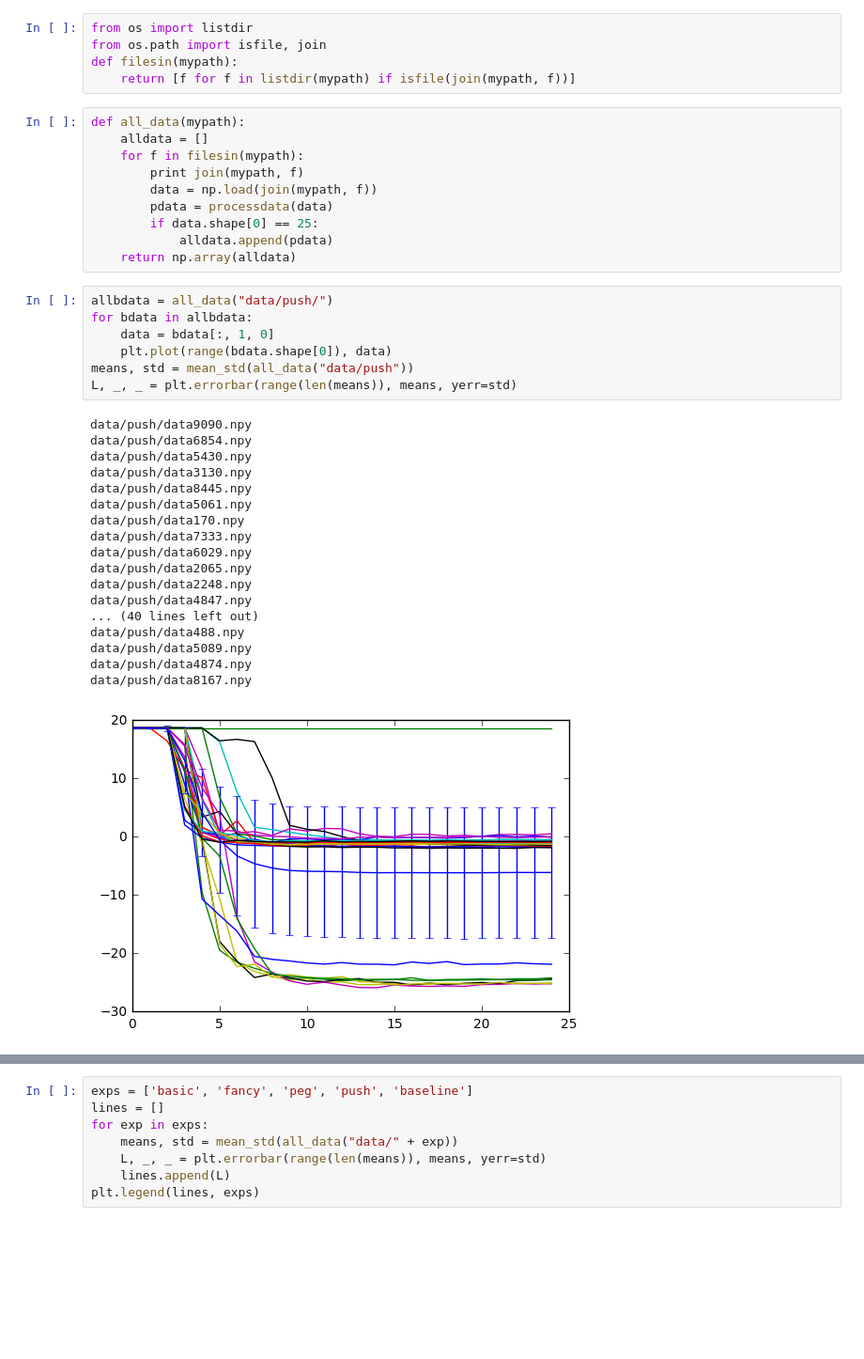
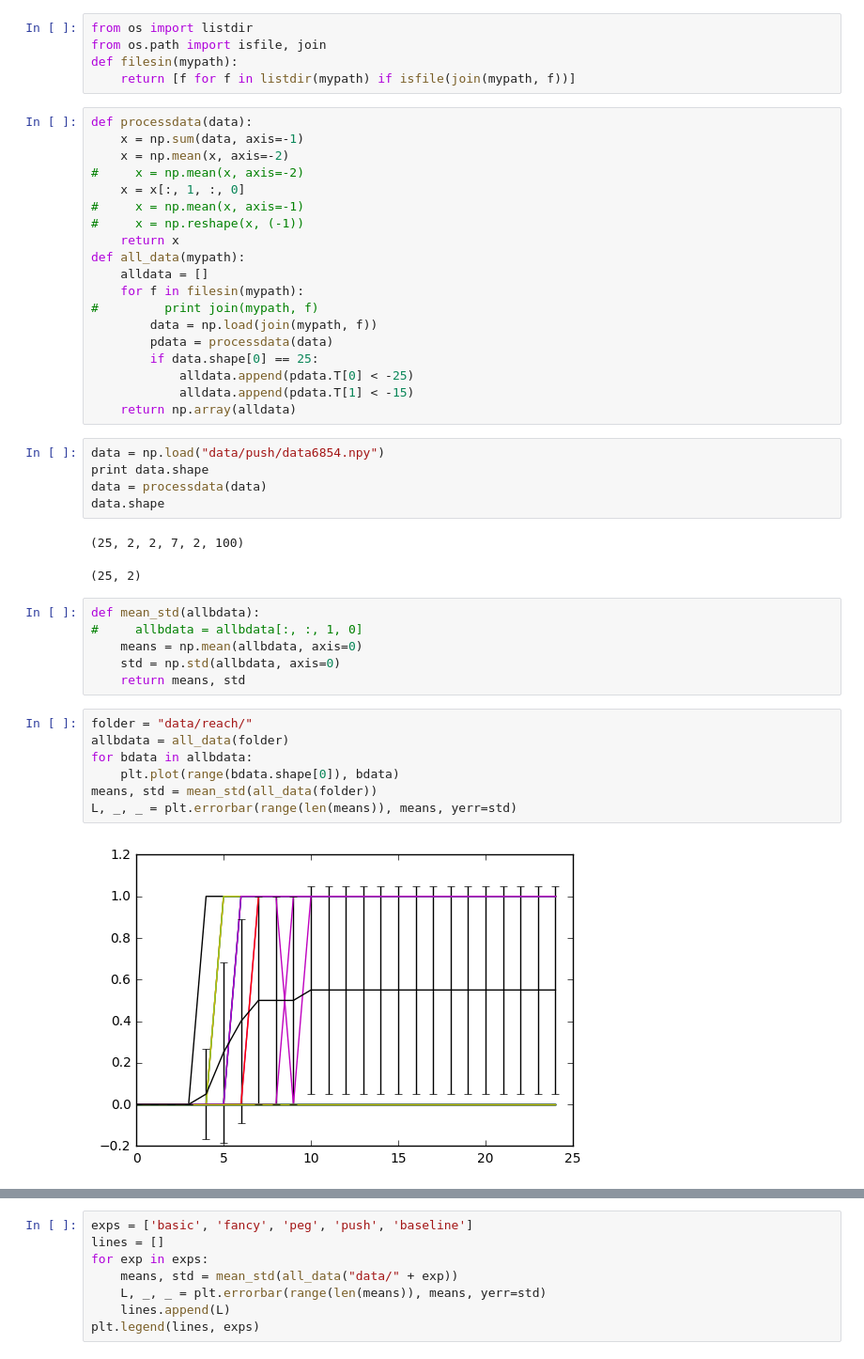
Before and after one commit to abhishekunique/gps, a Jupyter notebook: Untitled.ipynb, the cells around one changed output, grey strips where cells are left out. Shown: that part at 94% size. Cells and saved outputs as stored; diff of their text form; blank space fills up the shorter version.

Commit message:
more data

```diff
--- a/Untitled.ipynb
+++ b/Untitled.ipynb
@@ -56,38 +58,44 @@ from os.path import isfile, join
 def filesin(mypath):
     return [f for f in listdir(mypath) if isfile(join(mypath, f))]
 # %%
+def processdata(data):
+    x = np.sum(data, axis=-1)
+    x = np.mean(x, axis=-2)
+#     x = np.mean(x, axis=-2)
+    x = x[:, 1, :, 0]
+#     x = np.mean(x, axis=-1)
+#     x = np.reshape(x, (-1))
+    return x
 def all_data(mypath):
     alldata = []
     for f in filesin(mypath):
-        print join(mypath, f)
+#         print join(mypath, f)
         data = np.load(join(mypath, f))
         pdata = processdata(data)
         if data.shape[0] == 25:
-            alldata.append(pdata)
+            alldata.append(pdata.T[0] < -25)
+            alldata.append(pdata.T[1] < -15)
     return np.array(alldata)
+# %%
+data = np.load("data/push/data6854.npy")
+print data.shape
+data = processdata(data)
+data.shape
+# %% [output]
+(25, 2, 2, 7, 2, 100)
+(25, 2)
+# %%
+def mean_std(allbdata):
+#     allbdata = allbdata[:, :, 1, 0]
+    means = np.mean(allbdata, axis=0)
+    std = np.std(allbdata, axis=0)
+    return means, std
 # %%
-allbdata = all_data("data/push/")
+folder = "data/reach/"
+allbdata = all_data(folder)
 for bdata in allbdata:
-    data = bdata[:, 1, 0]
-    plt.plot(range(bdata.shape[0]), data)
-means, std = mean_std(all_data("data/push"))
+    plt.plot(range(bdata.shape[0]), bdata)
+means, std = mean_std(all_data(folder))
 L, _, _ = plt.errorbar(range(len(means)), means, yerr=std)
 # %% [output]
-data/push/data9090.npy
-data/push/data6854.npy
-data/push/data5430.npy
-data/push/data3130.npy
-data/push/data8445.npy
-data/push/data5061.npy
-data/push/data170.npy
-data/push/data7333.npy
-data/push/data6029.npy
-data/push/data2065.npy
-data/push/data2248.npy
-data/push/data4847.npy
-... (40 lines left out)
-data/push/data488.npy
-data/push/data5089.npy
-data/push/data4874.npy
-data/push/data8167.npy
-[figure, old version]
+[figure, new version]
```
Also changed, not shown: parts of 4 cells of this notebook, 23 other files.
